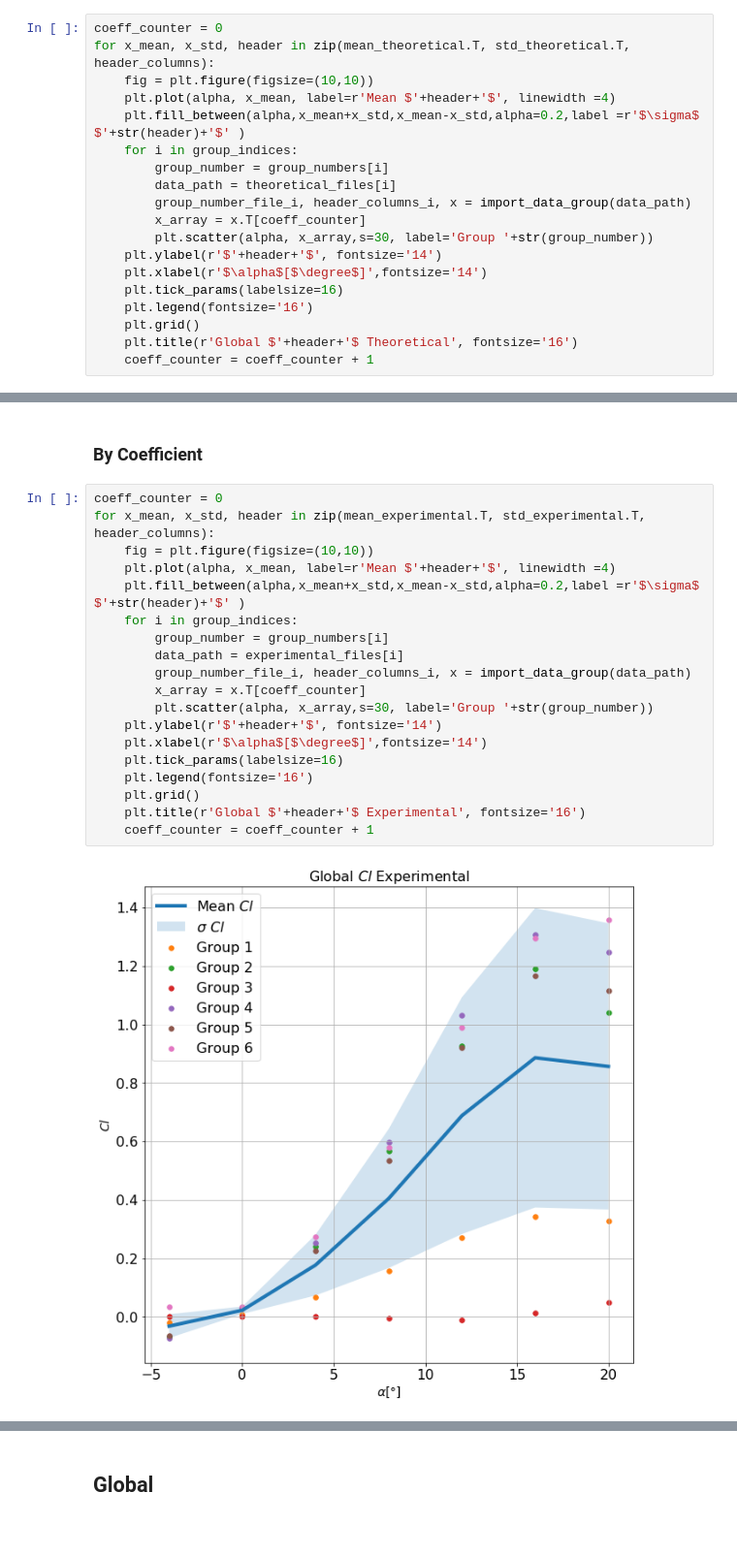
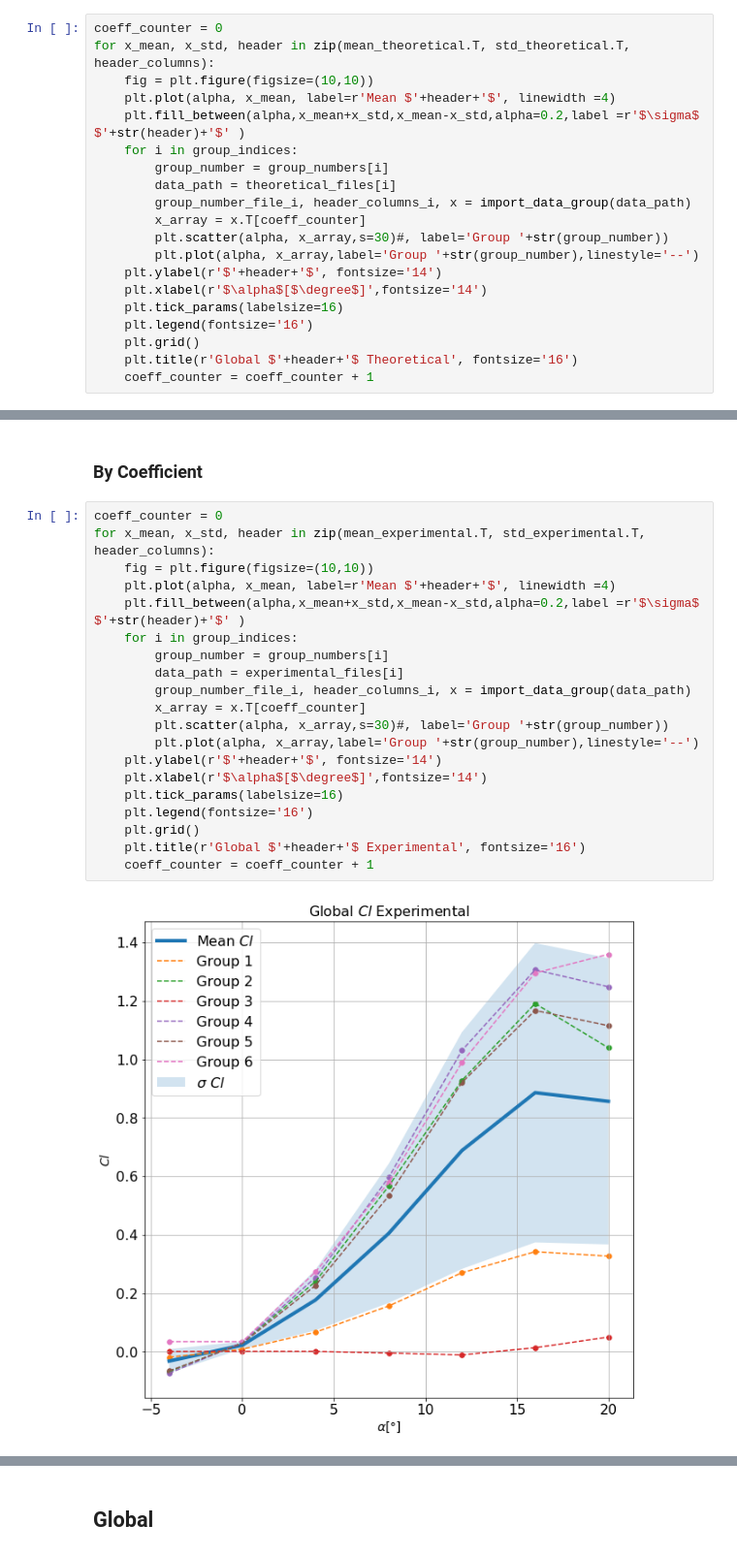
Before and after one commit to sercharpak/NFS_P2, a Jupyter notebook: NFS-P2-Comparison.ipynb, the cells around one changed output, grey strips where cells are left out. Shown at 97% size. Cells and saved outputs as stored; diff of their text form.

```diff
--- a/NFS-P2-Comparison.ipynb
+++ b/NFS-P2-Comparison.ipynb
@@ -190,7 +190,8 @@ for x_mean, x_std, header in zip(mean_theoretical.T, std_theoretical.T, header_c
         data_path = theoretical_files[i]
         group_number_file_i, header_columns_i, x = import_data_group(data_path)
         x_array = x.T[coeff_counter]
-        plt.scatter(alpha, x_array,s=30, label='Group '+str(group_number))
+        plt.scatter(alpha, x_array,s=30)#, label='Group '+str(group_number))
+        plt.plot(alpha, x_array,label='Group '+str(group_number),linestyle='--')
     plt.ylabel(r'$'+header+'$', fontsize='14')
     plt.xlabel(r'$\alpha$[$\degree$]',fontsize='14')
     plt.tick_params(labelsize=16)
@@ -236,21 +237,22 @@ plt.close(fig)
 # %%
 coeff_counter = 0
 for x_mean, x_std, header in zip(mean_experimental.T, std_experimental.T, header_columns):
     fig = plt.figure(figsize=(10,10))
     plt.plot(alpha, x_mean, label=r'Mean $'+header+'$', linewidth =4)
     plt.fill_between(alpha,x_mean+x_std,x_mean-x_std,alpha=0.2,label =r'$\sigma$ $'+str(header)+'$' )
     for i in group_indices:
         group_number = group_numbers[i]
         data_path = experimental_files[i]
         group_number_file_i, header_columns_i, x = import_data_group(data_path)
         x_array = x.T[coeff_counter]
-        plt.scatter(alpha, x_array,s=30, label='Group '+str(group_number))
+        plt.scatter(alpha, x_array,s=30)#, label='Group '+str(group_number))
+        plt.plot(alpha, x_array,label='Group '+str(group_number),linestyle='--')
     plt.ylabel(r'$'+header+'$', fontsize='14')
     plt.xlabel(r'$\alpha$[$\degree$]',fontsize='14')
     plt.tick_params(labelsize=16)
     plt.legend(fontsize='16')
     plt.grid()
     plt.title(r'Global $'+header+'$ Experimental', fontsize='16')
     coeff_counter = coeff_counter + 1
 # %% [output]
-[figure, old version]
+[figure, new version]
```
Also changed, not shown: parts of 6 cells of this notebook, 5 other files.
